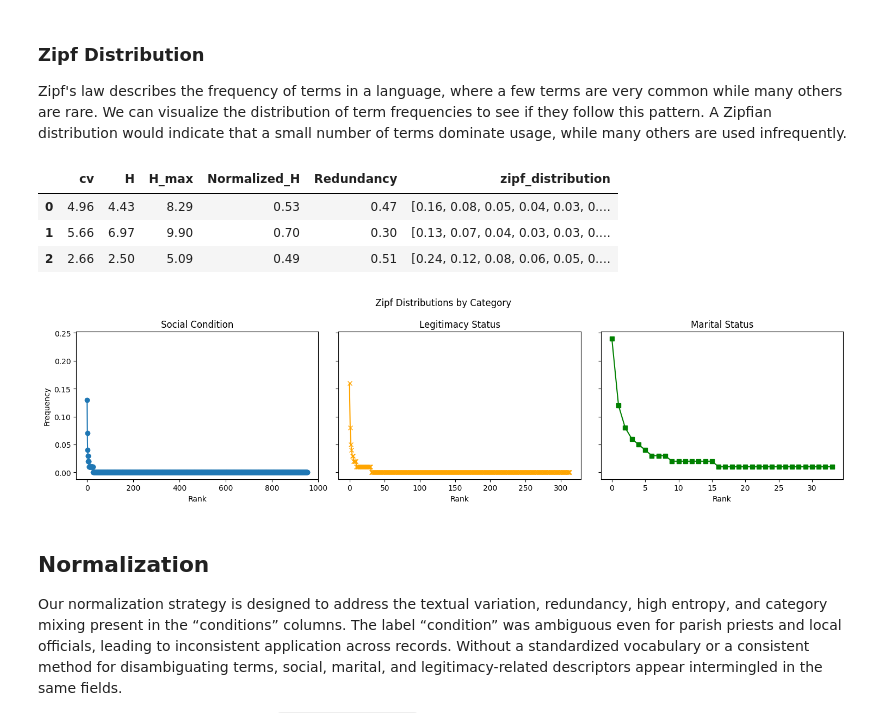
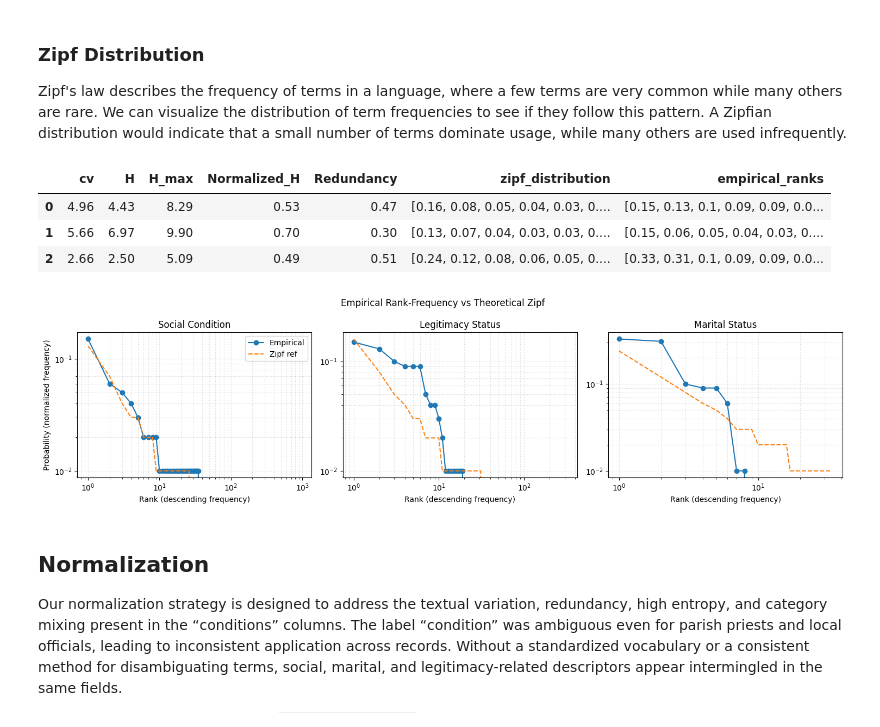
Before and after one commit to UCSB-AMPLab/sondondo, a Jupyter notebook: project_code/3_termExtraction.ipynb, the cells around one changed output. Cells and saved outputs as stored; diff of their text form; code cells hidden in the pictures.

```diff
--- a/project_code/3_termExtraction.ipynb
+++ b/project_code/3_termExtraction.ipynb
@@ -62,7 +63,7 @@ To accurately assess the effectiveness of the mapping, we performed a series of
 
 These methods extract textual variations from the "conditions" columns using a regex pattern that matches the defined categories.
 # %%
-def extract_textual_variations_from_columns(column_pattern, min_frequency: int = 1) -> dict:
+def extract_textual_variations_from_columns(column_pattern, dataframes_paths, min_frequency: int = 1) -> dict:
     """
     Extract all textual variations from columns matching a pattern.
     This reveals how conditions were expressed in historical documents,
@@ -144,17 +145,20 @@ def extract_textual_variations_from_columns(column_pattern, min_frequency: int =
 
 legitimacy_variations = extract_textual_variations_from_columns(
     column_pattern=re.compile(r".*legitimacy_status.*"),
-    min_frequency=1
+    min_frequency=1,
+    dataframes_paths=dataframes_paths
 )
 
 social_variations = extract_textual_variations_from_columns(
     column_pattern=re.compile(r".*social_condition.*"),
-    min_frequency=1
+    min_frequency=1,
+    dataframes_paths=dataframes_paths
 )
 
 marital_variations = extract_textual_variations_from_columns(
     column_pattern=re.compile(r".*marital_status.*"),
-    min_frequency=1
+    min_frequency=1,
+    dataframes_paths=dataframes_paths
 )
 # %%
 categories_data = {
@@ -247,41 +251,52 @@ stats_df['zipf_distribution'] = stats_df.apply(
     lambda row: StatsMethods.zipf_distribution(row['frequencies'], rounding=2),
     axis=1
 )
-stats_df[['cv', 'H', 'H_max', 'Normalized_H', 'Redundancy', 'zipf_distribution']]
+
+stats_df['empirical_ranks'] = stats_df.apply(
+    lambda row: StatsMethods.empirical_rank_freq(row['frequencies'], normalize=True, rounding=2),
+    axis=1
+)
+
+stats_df[['cv', 'H', 'H_max', 'Normalized_H', 'Redundancy', 'zipf_distribution', 'empirical_ranks']]
 # %% [output]
-|  | cv | H | H_max | Normalized_H | Redundancy | zipf_distribution |
-| 0 | 4.96 | 4.43 | 8.29 | 0.53 | 0.47 | [0.16, 0.08, 0.05, 0.04, 0.03, 0.... |
-| 1 | 5.66 | 6.97 | 9.90 | 0.70 | 0.30 | [0.13, 0.07, 0.04, 0.03, 0.03, 0.... |
-| 2 | 2.66 | 2.50 | 5.09 | 0.49 | 0.51 | [0.24, 0.12, 0.08, 0.06, 0.05, 0.... |
+|  | cv | H | H_max | Normalized_H | Redundancy | zipf_distribution | empirical_ranks |
+| 0 | 4.96 | 4.43 | 8.29 | 0.53 | 0.47 | [0.16, 0.08, 0.05, 0.04, 0.03, 0.... | [0.15, 0.13, 0.1, 0.09, 0.09, 0.0... |
+| 1 | 5.66 | 6.97 | 9.90 | 0.70 | 0.30 | [0.13, 0.07, 0.04, 0.03, 0.03, 0.... | [0.15, 0.06, 0.05, 0.04, 0.03, 0.... |
+| 2 | 2.66 | 2.50 | 5.09 | 0.49 | 0.51 | [0.24, 0.12, 0.08, 0.06, 0.05, 0.... | [0.33, 0.31, 0.1, 0.09, 0.09, 0.0... |
 # %%
-social_status_zipf = stats_df.loc[stats_df['category'] == 'social_condition']['zipf_distribution'].iloc[0]
-legitimacy_status_zipf = stats_df.loc[stats_df['category'] == 'legitimacy_status']['zipf_distribution'].iloc[0]
-marital_status_zipf = stats_df.loc[stats_df['category'] == 'marital_status']['zipf_distribution'].iloc[0]
+def get_series(df, cat, col):
+    return df.loc[df['category'] == cat, col].iloc[0]
+
+cats   = ['social_condition','legitimacy_status','marital_status']
+titles = ['Social Condition','Legitimacy Status','Marital Status']
+
+fig, axes = plt.subplots(1, 3, figsize=(15, 4), sharey=False)
+
+for ax, cat, title in zip(axes, cats, titles):
+    z_before = get_series(stats_df, cat, 'zipf_distribution')
+    e_before = get_series(stats_df, cat, 'empirical_ranks')
 
 
-fig, axes = plt.subplots(1, 3, figsize=(15, 4), sharey=True)
+    # x = ranks (start at 1)
+    xb = np.arange(1, len(e_before) + 1)
 
-# Social condition
-axes[0].plot(social_status_zipf, marker='o')
-axes[0].set_title("Social Condition")
-axes[0].set_xlabel("Rank")
-axes[0].set_ylabel("Frequency")
+    # empirical
+    ax.loglog(xb, e_before, marker='o', linestyle='-',  label='Empirical')
 
-# Legitimacy status
-axes[1].plot(legitimacy_status_zipf, marker='x', color='orange')
-axes[1].set_title("Legitimacy Status")
-axes[1].set_xlabel("Rank")
+    # theoretical Zipf  (dashed)
+    ax.loglog(xb, z_before, linestyle='--', label='Zipf ref')
 
-# Marital status
-axes[2].plot(marital_status_zipf, marker='s', color='green')
-axes[2].set_title("Marital Status")
-axes[2].set_xlabel("Rank")
+    ax.set_title(title)
+    ax.set_xlabel("Rank (descending frequency)")
+    ax.grid(True, which='both', linestyle=':', alpha=0.5)
 
-plt.suptitle("Zipf Distributions by Category")
+axes[0].set_ylabel("Probability (normalized frequency)")
+axes[0].legend()
+plt.suptitle("Empirical Rank-Frequency vs Theoretical Zipf")
 plt.tight_layout()
 plt.show()
 # %% [output]
-[figure, old version]
+[figure, new version]
 # %% [markdown]
 ## Normalization
 
```
Also changed, not shown: parts of 28 cells of this notebook, 13 other files.
